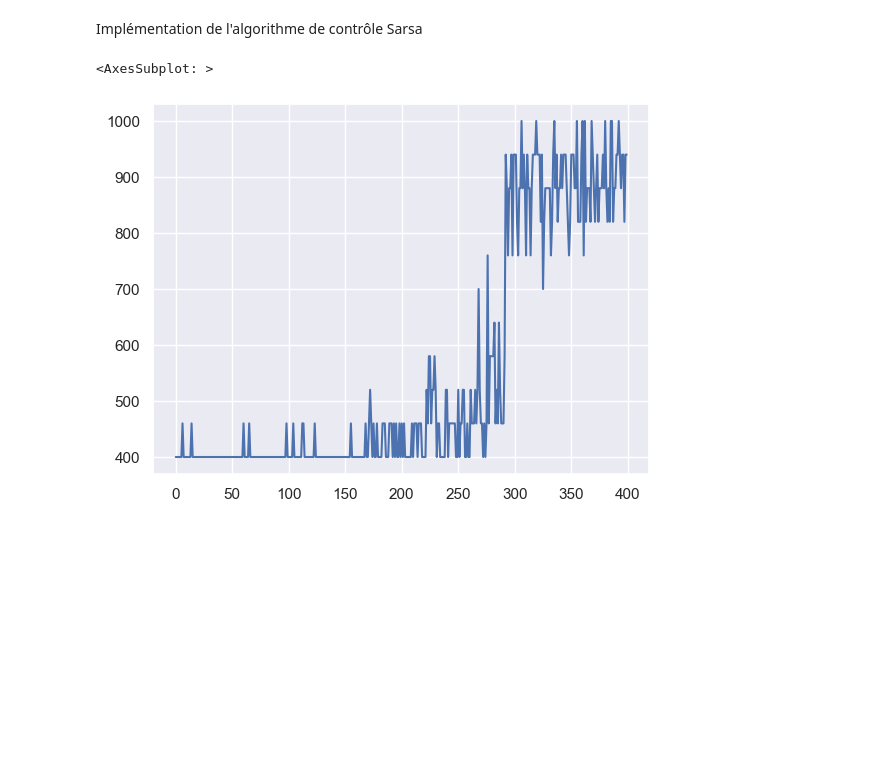
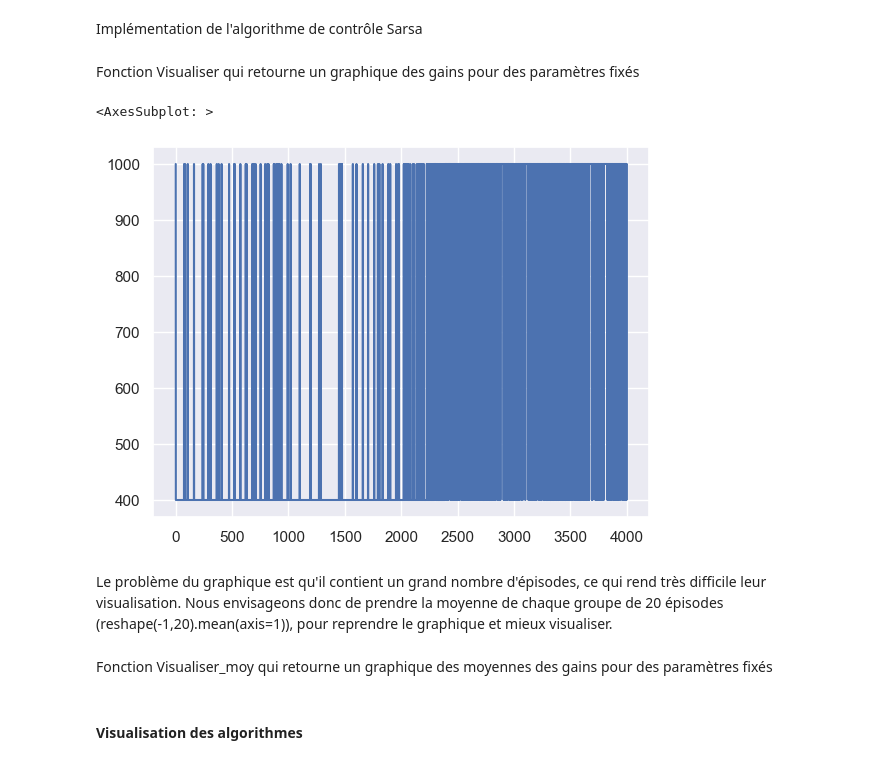
Before and after one commit to Aymenbouhou10/Reinforcement_Learning, a Jupyter notebook: TP_Bechnikha_Boucherir_Bouhou.ipynb, the cells around one changed output. Drawn from its saved outputs; the diff is of its cells as text; code cells hidden in the pictures; blank space fills up the shorter version.

```diff
--- a/TP_Bechnikha_Boucherir_Bouhou.ipynb
+++ b/TP_Bechnikha_Boucherir_Bouhou.ipynb
@@ -340,15 +338,20 @@ def Sarsa(env, gamma = 0.9, alpha = 0.5, epsilon = 0.5, T0 = 100, nb_ep_limit =
             a=na
 
     return gain
+# %% [markdown]
+Fonction Visualiser qui retourne un graphique des gains pour des paramètres fixés
 # %%
-def generate(algo, env, gamma = 0.9, alpha = 0.1, epsilon=0.5, nb_ep_limit = 5000, D=4000):
+def Visualiser(algo, env, gamma = 0.9, alpha = 0.1, epsilon=0.5, nb_ep_limit = 5000, D=4000):
     liste=algo(env, gamma, alpha, epsilon, nb_ep_limit, D)
-    liste = liste.reshape(-1,10).mean(axis=1)
     sns.set_theme(style="darkgrid")
     return sns.lineplot(liste)
 
-generate(sarsa, env)
+Visualiser(Sarsa, env)
 # %% [output]
 <AxesSubplot: >
-[figure, old version]
+[figure, new version]
+# %% [markdown]
+Le problème du graphique est qu'il contient un grand nombre d'épisodes, ce qui rend très difficile leur visualisation. Nous envisageons donc de prendre la moyenne de chaque groupe de 20 épisodes (reshape(-1,20).mean(axis=1)), pour reprendre le graphique et mieux visualiser.
+# %% [markdown]
+Fonction Visualiser_moy qui retourne un graphique des moyennes des gains pour des paramètres fixés
 # %%
@@ -362,0 +379,2 @@ def generate(algo, env, gamma, alpha, epsilon, nb_ep_limit = 5000, D=4000 , meth
+# %% [markdown]
+#### Visualisation des algorithmes
```
Also changed, not shown: parts of 21 cells of this notebook.
